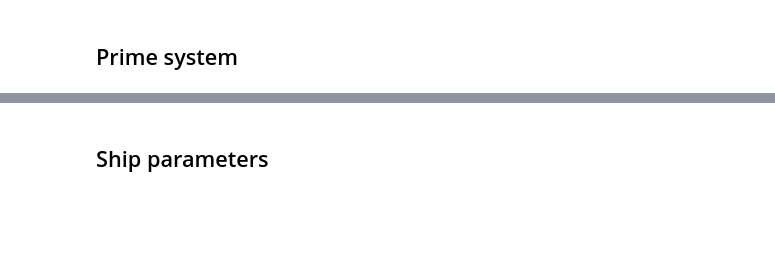
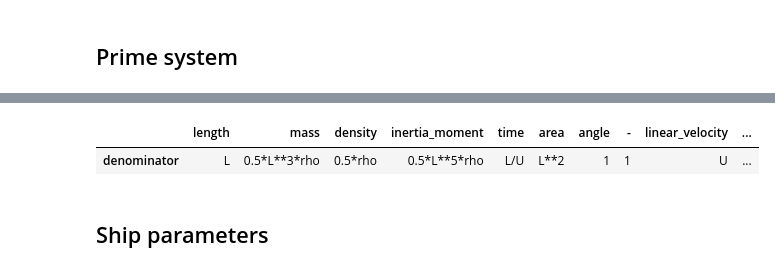
Before and after one commit to martinlarsalbert/VesselManoeuvringModels, a Jupyter notebook: notebooks/06.01_linear_VMM.ipynb, the cells around one changed output, grey strips where cells are left out. Drawn from its saved outputs; the diff is of its cells as text; code cells hidden in the pictures; blank space fills up the shorter version.

```diff
--- a/notebooks/06.01_linear_VMM.ipynb
+++ b/notebooks/06.01_linear_VMM.ipynb
@@ -178,3 +173,8 @@ symbols.df_prime
+# %%
+prime_system.df_prime.loc[['denominator']]
+# %% [output]
+|  | length | mass | density | inertia_moment | time | area | angle | - | linear_velocity | ... |
+| denominator | L | 0.5*L**3*rho | 0.5*rho | 0.5*L**5*rho | L/U | L**2 | 1 | 1 | U | ... |
 # %% [markdown]
 ## Ship parameters
 # %%
```
Also changed, not shown: parts of 19 cells of this notebook, 4 other files.
